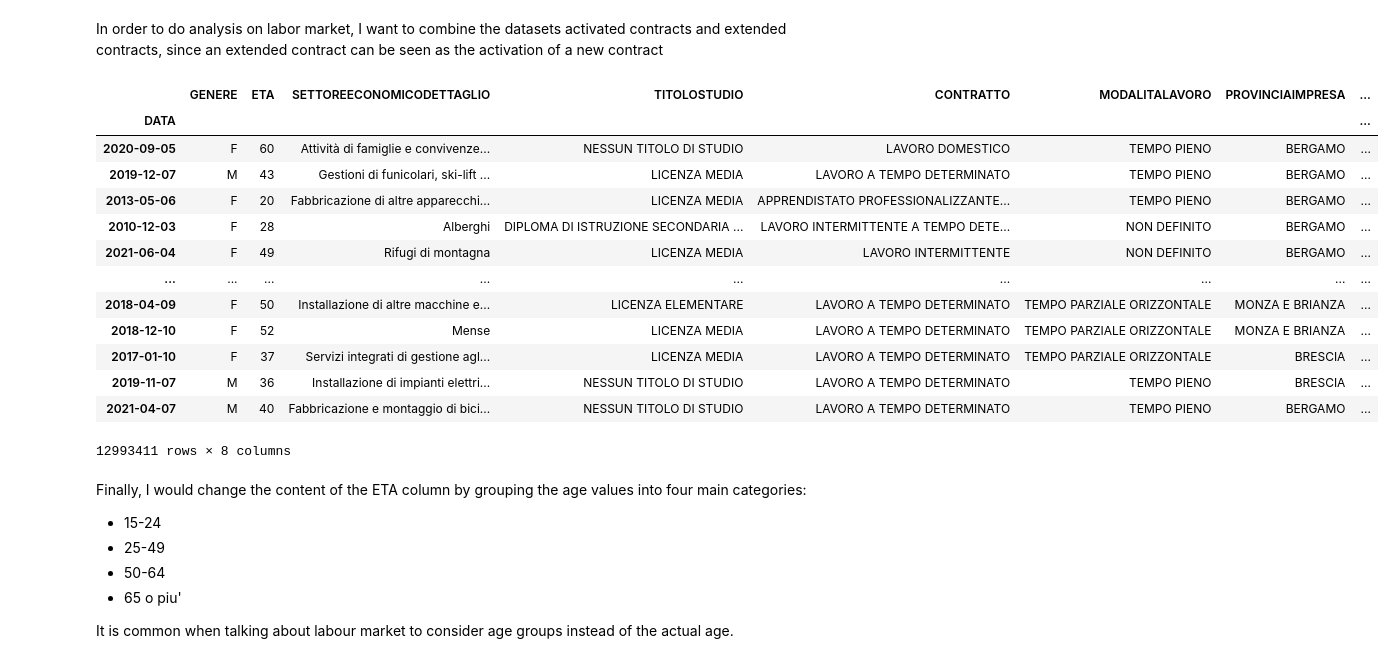
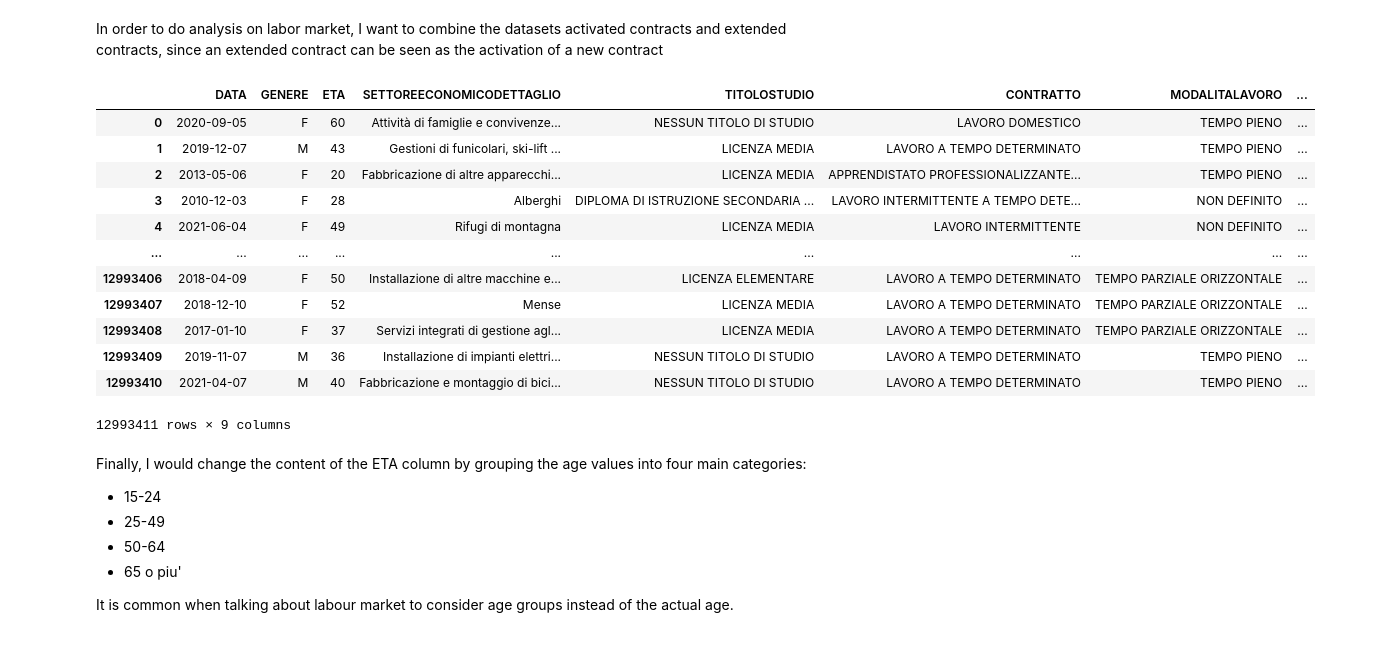
Before and after one commit to BruhZul/DataScienceLaboratory, a Jupyter notebook: Lab2/preproc/Transformation_and_concatenation.ipynb, the cells around one changed output. Saved outputs shown, nothing was run; the diff lists cells and outputs as text; code cells hidden in the pictures.

```diff
--- a/Lab2/preproc/Transformation_and_concatenation.ipynb
+++ b/Lab2/preproc/Transformation_and_concatenation.ipynb
@@ -12,8 +12,8 @@ import matplotlib.pyplot as plt
 import datetime as dt
 from sklearn import preprocessing
 # %%
-activatedContractsPath = "<input_path>\\Rapporti_di_lavoro_attivati.csv"
-extendedContractsPath = "<input_path>\\Rapporti_di_lavoro_prorogati.csv"
+activatedContractsPath = "<input_path1>\\Rapporti_di_lavoro_attivati.csv"
+extendedContractsPath = "<input_path2>\\Rapporti_di_lavoro_prorogati.csv"
 
 outputPath = "<output_path>\\Contracts_dataset.csv"
 # %%
@@ -378,25 +378,21 @@ NaN for extendedContracts:  0
 In order to do analysis on labor market, I want to combine the datasets activated contracts and extended contracts, since an extended contract can be seen as the activation of a new contract
 # %%
 finalDataset = pd.concat([activatedContracts, extendedContracts], ignore_index=True)
-'''Make the Date the index'''
-finalDataset.index = finalDataset.DATA
-finalDataset.drop(columns=['DATA'], inplace=True)
 finalDataset
 # %% [output]
-|  | GENERE | ETA | SETTOREECONOMICODETTAGLIO | TITOLOSTUDIO | CONTRATTO | MODALITALAVORO | PROVINCIAIMPRESA | ... |
-| DATA |  |  |  |  |  |  |  | ... |
-| 2020-09-05 | F | 60 | Attività di famiglie e convivenze... | NESSUN TITOLO DI STUDIO | LAVORO DOMESTICO | TEMPO PIENO | BERGAMO | ... |
-| 2019-12-07 | M | 43 | Gestioni di funicolari, ski-lift ... | LICENZA MEDIA | LAVORO A TEMPO DETERMINATO | TEMPO PIENO | BERGAMO | ... |
-| 2013-05-06 | F | 20 | Fabbricazione di altre apparecchi... | LICENZA MEDIA | APPRENDISTATO PROFESSIONALIZZANTE... | TEMPO PIENO | BERGAMO | ... |
-| 2010-12-03 | F | 28 | Alberghi | DIPLOMA DI ISTRUZIONE SECONDARIA ... | LAVORO INTERMITTENTE A TEMPO DETE... | NON DEFINITO | BERGAMO | ... |
-| 2021-06-04 | F | 49 | Rifugi di montagna | LICENZA MEDIA | LAVORO INTERMITTENTE | NON DEFINITO | BERGAMO | ... |
+|  | DATA | GENERE | ETA | SETTOREECONOMICODETTAGLIO | TITOLOSTUDIO | CONTRATTO | MODALITALAVORO | ... |
+| 0 | 2020-09-05 | F | 60 | Attività di famiglie e convivenze... | NESSUN TITOLO DI STUDIO | LAVORO DOMESTICO | TEMPO PIENO | ... |
+| 1 | 2019-12-07 | M | 43 | Gestioni di funicolari, ski-lift ... | LICENZA MEDIA | LAVORO A TEMPO DETERMINATO | TEMPO PIENO | ... |
+| 2 | 2013-05-06 | F | 20 | Fabbricazione di altre apparecchi... | LICENZA MEDIA | APPRENDISTATO PROFESSIONALIZZANTE... | TEMPO PIENO | ... |
+| 3 | 2010-12-03 | F | 28 | Alberghi | DIPLOMA DI ISTRUZIONE SECONDARIA ... | LAVORO INTERMITTENTE A TEMPO DETE... | NON DEFINITO | ... |
+| 4 | 2021-06-04 | F | 49 | Rifugi di montagna | LICENZA MEDIA | LAVORO INTERMITTENTE | NON DEFINITO | ... |
 | ... | ... | ... | ... | ... | ... | ... | ... | ... |
-| 2018-04-09 | F | 50 | Installazione di altre macchine e... | LICENZA ELEMENTARE | LAVORO A TEMPO DETERMINATO | TEMPO PARZIALE ORIZZONTALE | MONZA E BRIANZA | ... |
-| 2018-12-10 | F | 52 | Mense | LICENZA MEDIA | LAVORO A TEMPO DETERMINATO | TEMPO PARZIALE ORIZZONTALE | MONZA E BRIANZA | ... |
-| 2017-01-10 | F | 37 | Servizi integrati di gestione agl... | LICENZA MEDIA | LAVORO A TEMPO DETERMINATO | TEMPO PARZIALE ORIZZONTALE | BRESCIA | ... |
-| 2019-11-07 | M | 36 | Installazione di impianti elettri... | NESSUN TITOLO DI STUDIO | LAVORO A TEMPO DETERMINATO | TEMPO PIENO | BRESCIA | ... |
-| 2021-04-07 | M | 40 | Fabbricazione e montaggio di bici... | NESSUN TITOLO DI STUDIO | LAVORO A TEMPO DETERMINATO | TEMPO PIENO | BERGAMO | ... |
+| 12993406 | 2018-04-09 | F | 50 | Installazione di altre macchine e... | LICENZA ELEMENTARE | LAVORO A TEMPO DETERMINATO | TEMPO PARZIALE ORIZZONTALE | ... |
+| 12993407 | 2018-12-10 | F | 52 | Mense | LICENZA MEDIA | LAVORO A TEMPO DETERMINATO | TEMPO PARZIALE ORIZZONTALE | ... |
+| 12993408 | 2017-01-10 | F | 37 | Servizi integrati di gestione agl... | LICENZA MEDIA | LAVORO A TEMPO DETERMINATO | TEMPO PARZIALE ORIZZONTALE | ... |
+| 12993409 | 2019-11-07 | M | 36 | Installazione di impianti elettri... | NESSUN TITOLO DI STUDIO | LAVORO A TEMPO DETERMINATO | TEMPO PIENO | ... |
+| 12993410 | 2021-04-07 | M | 40 | Fabbricazione e montaggio di bici... | NESSUN TITOLO DI STUDIO | LAVORO A TEMPO DETERMINATO | TEMPO PIENO | ... |
-12993411 rows × 8 columns
+12993411 rows × 9 columns
 # %% [markdown]
 Finally, I would change the content of the ETA column by grouping the age values into four main categories:
 - 15-24
```
Also changed, not shown: parts of 3 cells of this notebook, 4 other files.
